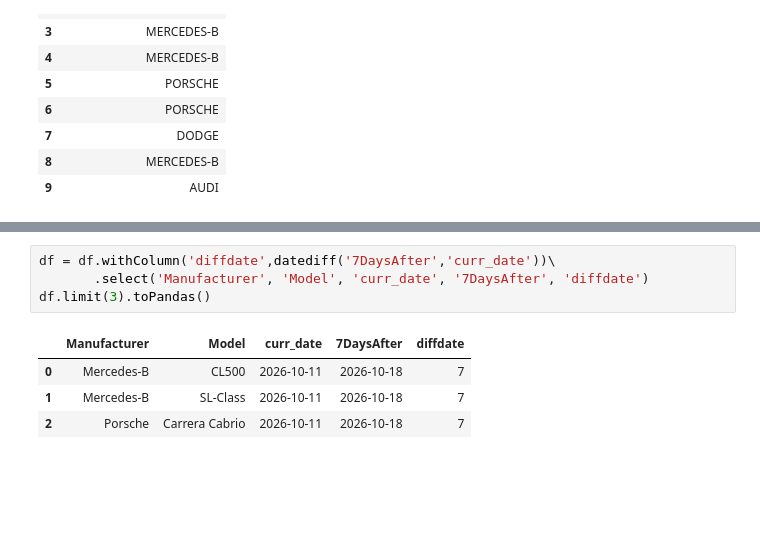
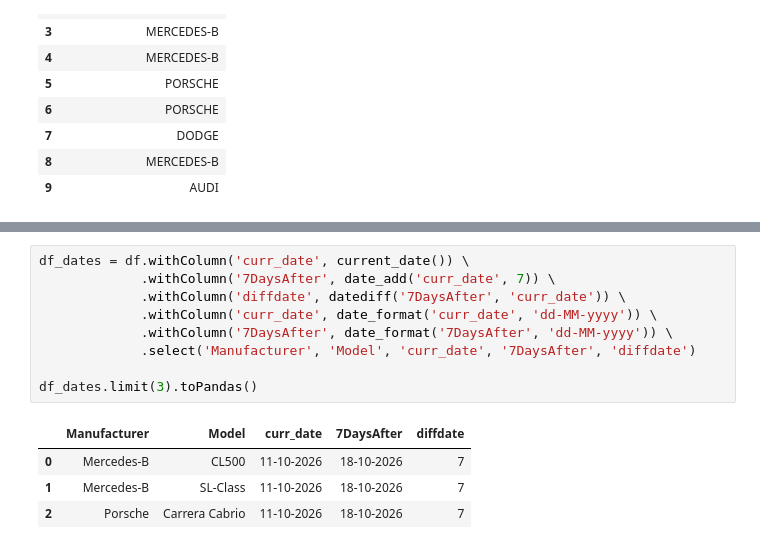
Before and after one commit to shivatejabadugu/medallion-demo, a Jupyter notebook: sample_data/Pyspark.ipynb, the cells around one changed output, grey strips where cells are left out. Cells and saved outputs as stored; diff of their text form; blank space fills up the shorter version.

```diff
--- a/sample_data/Pyspark.ipynb
+++ b/sample_data/Pyspark.ipynb
@@ -278,9 +279,14 @@ df.limit(3).toPandas()
 # %%
-df = df.withColumn('diffdate',datediff('7DaysAfter','curr_date'))\
-       .select('Manufacturer', 'Model', 'curr_date', '7DaysAfter', 'diffdate')
-df.limit(3).toPandas()
+df_dates = df.withColumn('curr_date', current_date()) \
+             .withColumn('7DaysAfter', date_add('curr_date', 7)) \
+             .withColumn('diffdate', datediff('7DaysAfter', 'curr_date')) \
+             .withColumn('curr_date', date_format('curr_date', 'dd-MM-yyyy')) \
+             .withColumn('7DaysAfter', date_format('7DaysAfter', 'dd-MM-yyyy')) \
+             .select('Manufacturer', 'Model', 'curr_date', '7DaysAfter', 'diffdate')
+
+df_dates.limit(3).toPandas()
 # %% [output]
 |  | Manufacturer | Model | curr_date | 7DaysAfter | diffdate |
-| 0 | Mercedes-B | CL500 | 2026-10-11 | 2026-10-18 | 7 |
-| 1 | Mercedes-B | SL-Class | 2026-10-11 | 2026-10-18 | 7 |
-| 2 | Porsche | Carrera Cabrio | 2026-10-11 | 2026-10-18 | 7 |
+| 0 | Mercedes-B | CL500 | 11-10-2026 | 18-10-2026 | 7 |
+| 1 | Mercedes-B | SL-Class | 11-10-2026 | 18-10-2026 | 7 |
+| 2 | Porsche | Carrera Cabrio | 11-10-2026 | 18-10-2026 | 7 |
```
Also changed, not shown: parts of 11 cells of this notebook.
